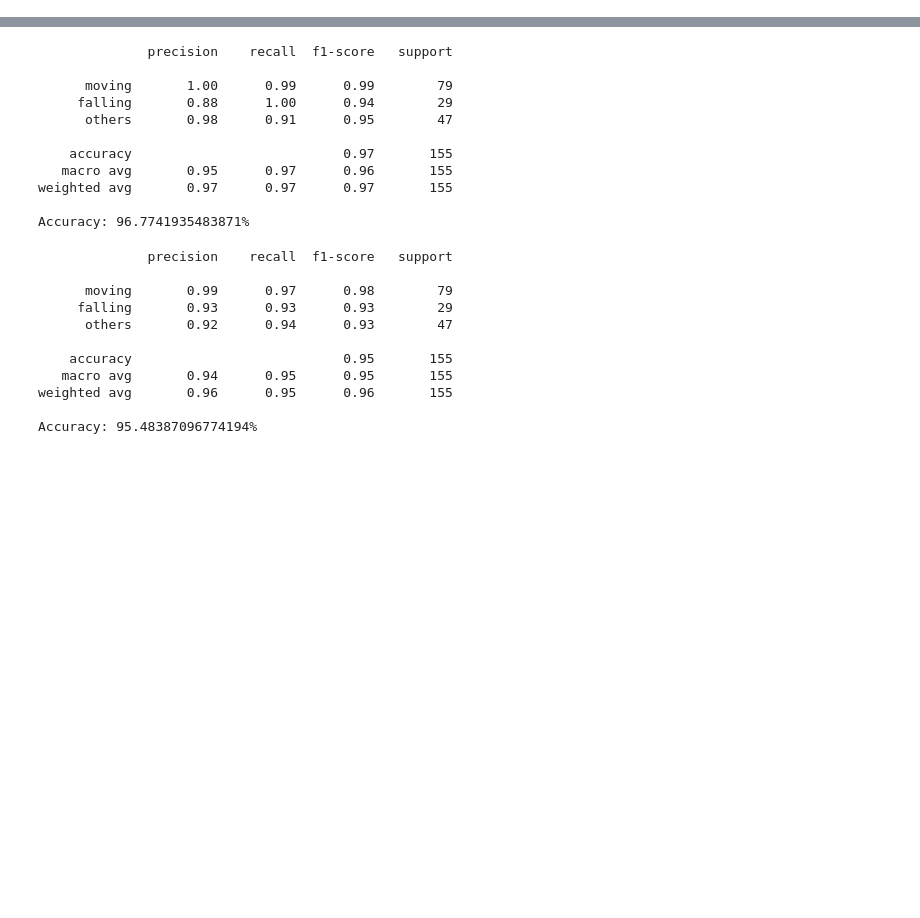
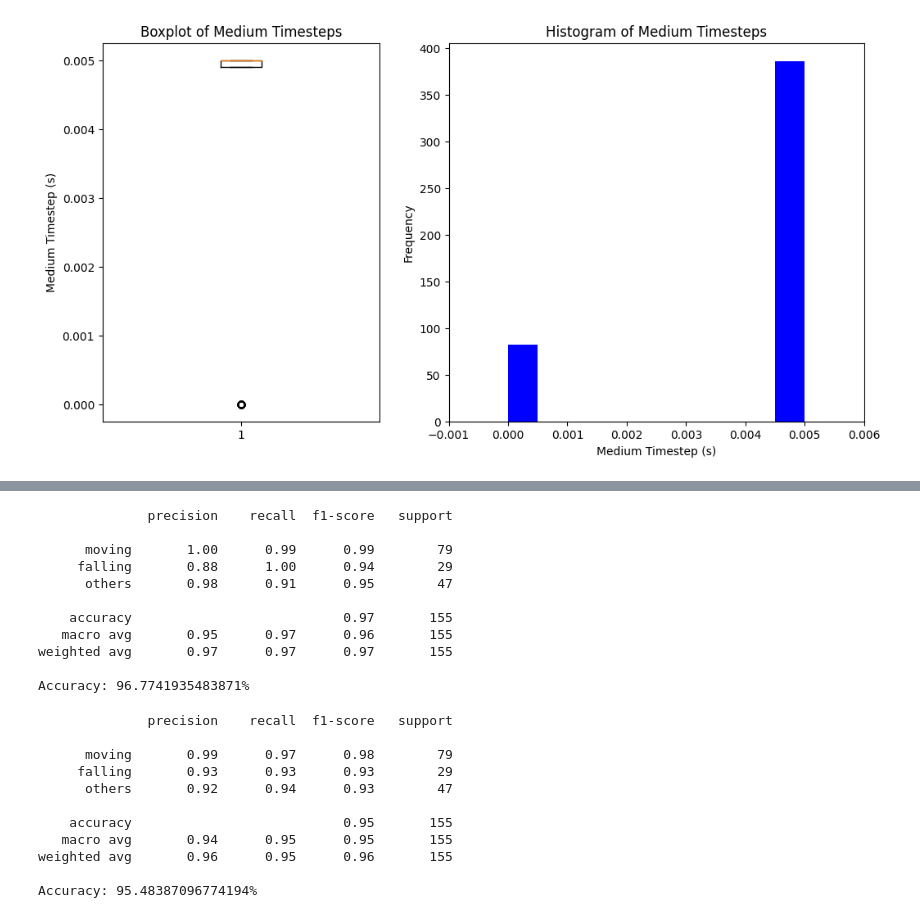
Before and after one commit to SmearyTundra/slhd-challenge, a Jupyter notebook: notebooks/challenge-1-project.ipynb, the cells around one changed output, grey strips where cells are left out. Drawn from its saved outputs; the diff is of its cells as text; code cells hidden in the pictures; blank space fills up the shorter version.

```diff
--- a/notebooks/challenge-1-project.ipynb
+++ b/notebooks/challenge-1-project.ipynb
@@ -65,0 +38,13 @@ labels = data['class'].replace([1,2,3,4,5,6,7,8,9,10],[1,1,1,1,1,2,2,2,3,3]) # C
+# %%
+# Check for missing values in each dataframe in df_list
+missing_values = False
+for df in df_list:
+    if df.isnull().values.any():
+        missing_values = True
+        break
+
+# Print a message if there are missing values
+if missing_values:
+    print('There are missing values in at least one dataframe')
+else:
+    print('There are no missing values in any dataframe')
@@ -65,0 +57,37 @@ labels = data['class'].replace([1,2,3,4,5,6,7,8,9,10],[1,1,1,1,1,2,2,2,3,3]) # C
+# %%
+# Create a list to store the medium timestep for each dataframe
+medium_timesteps = []
+
+# Loop through each dataframe in df_list and calculate the medium timestep
+for i, df in enumerate(df_list):
+    medium_timestep = df['time'].diff().median()
+    medium_timesteps.append(medium_timestep)
+
+# Create a list to store the medium timestep for each dataframe
+medium_timesteps = []
+
+# Loop through each dataframe in df_list and calculate the medium timestep
+for i, df in enumerate(df_list):
+    medium_timestep = df['time'].diff().median()
+    medium_timesteps.append(medium_timestep)
+
+
+# Create a figure with two subplots
+fig, (ax1, ax2) = plt.subplots(1, 2, figsize=(12, 6), gridspec_kw={'width_ratios': [2, 3]})
+
+# Create a boxplot of the medium timesteps
+ax1.boxplot(medium_timesteps)
+ax1.set_title('Boxplot of Medium Timesteps')
+ax1.set_ylabel('Medium Timestep (s)')
+
+# Create a histogram of the medium timesteps
+ax2.hist(medium_timesteps, bins=10, color = 'blue')
+ax2.set_title('Histogram of Medium Timesteps')
+ax2.set_xlabel('Medium Timestep (s)')
+ax2.set_ylabel('Frequency')
+xticks = ax2.get_xticks()
+xtick_labels = [f'{xtick:.2f}' for xtick in xticks]
+ax2.set_xticks(xticks)
+plt.show()
+# %% [output]
+[figure, added]
```
Also changed, not shown: parts of 26 cells of this notebook, 2 other files.
